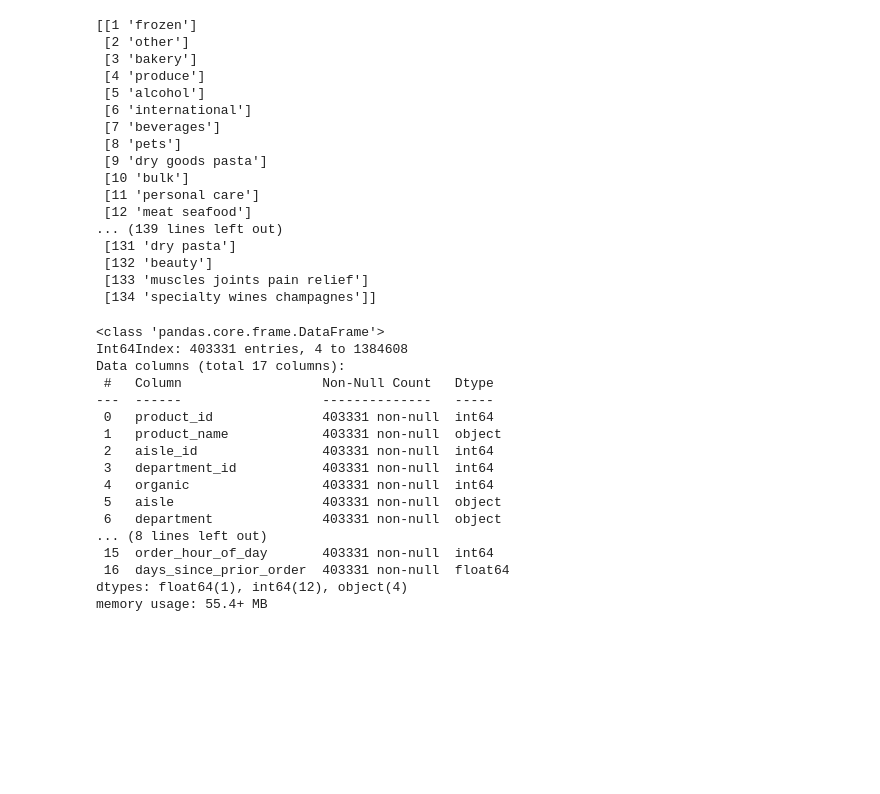
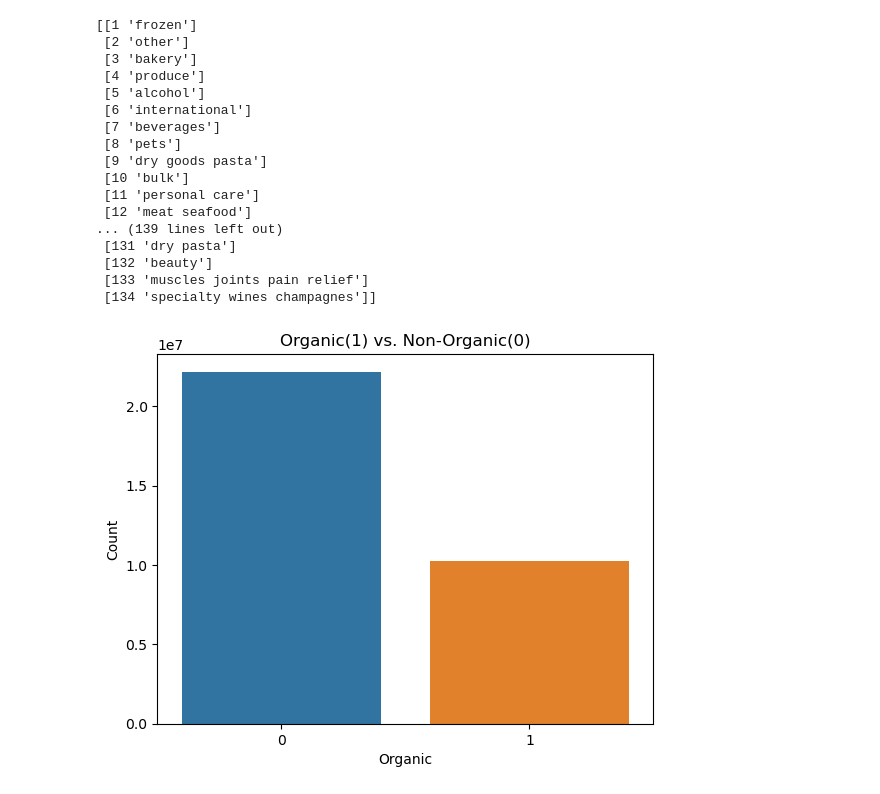
Before and after one commit to sclarkHOU/Capstone, a Jupyter notebook: EDA_notebook.ipynb, the cells around one changed output. Drawn from its saved outputs; the diff is of its cells as text; code cells hidden in the pictures; blank space fills up the shorter version.

Commit message:
working on data exploration and visuals

```diff
--- a/EDA_notebook.ipynb
+++ b/EDA_notebook.ipynb
@@ -158,20 +171,3 @@ print(aisles.values)
  [132 'beauty']
  [133 'muscles joints pain relief']
  [134 'specialty wines champagnes']]
-# %%
-#add a column for whether an item is organic or not:
-def return_organic(prod_name):
-    words = prod_name.lower().split()
-    if 'organic' in words:
-        return 1
-    else:
-        return 0
-
-products['organic'] = products['product_name'].map(return_organic)
-
-#also merge aisle and department names
-products = products.merge(aisles,on='aisle_id')
-products = products.merge(departments,on='department_id')
-products.loc[:,'organic_produce'] = 0
-products.loc[(products['organic']==1) & (products['department']=='produce') ,
-         'organic_produce'] = 1
@@ -184,21 +174,6 @@ order_df = pd.merge(order_products, orders, on='order_id')
-# %%
-organic_df = order_df[(order_df['organic'] == 1)]
-organic_df.info()
-# %% [output]
-<class 'pandas.core.frame.DataFrame'>
-Int64Index: 403331 entries, 4 to 1384608
-Data columns (total 17 columns):
- #   Column                  Non-Null Count   Dtype
----  ------                  --------------   -----
- 0   product_id              403331 non-null  int64
- 1   product_name            403331 non-null  object
- 2   aisle_id                403331 non-null  int64
- 3   department_id           403331 non-null  int64
- 4   organic                 403331 non-null  int64
- 5   aisle                   403331 non-null  object
- 6   department              403331 non-null  object
-... (8 lines left out)
- 15  order_hour_of_day       403331 non-null  int64
- 16  days_since_prior_order  403331 non-null  float64
-dtypes: float64(1), int64(12), object(4)
-memory usage: 55.4+ MB
+# %%
+#merging files together
+df = pd.merge(order_products_prior, products, on='product_id', how='left')
+df = pd.merge(df, aisles, on='aisle_id', how='left')
+df = pd.merge(df, orders, on='order_id', how='left')
+df = pd.merge(df, departments, on='department_id', how='left')
@@ -204,0 +185,13 @@ memory usage: 55.4+ MB
+# %%
+# Create a countplot to visualize the counts of organic and non organic products
+sns.countplot(x='organic', data=df)
+
+# Set plot title and axis labels
+plt.title('Organic(1) vs. Non-Organic(0)')
+plt.xlabel('Organic')
+plt.ylabel('Count')
+
+# Show the plot
+plt.show()
+# %% [output]
+[figure, added]
```
Also changed, not shown: parts of 41 cells of this notebook.
